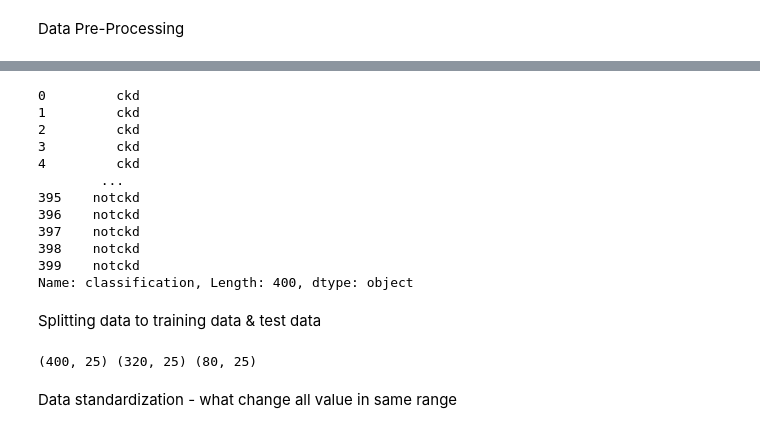
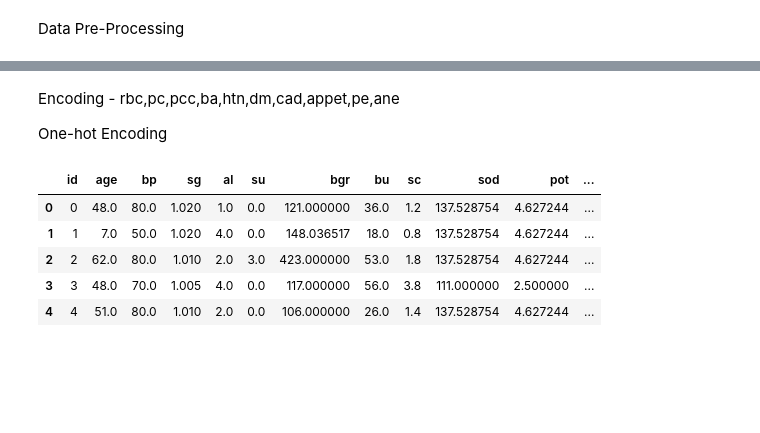
Before and after one commit to Niveditha2011/Multiple_Disease_Prediction_P4, a Jupyter notebook: Kidney_disease.ipynb, the cells around one changed output, grey strips where cells are left out. Saved outputs shown, nothing was run; the diff lists cells and outputs as text; code cells hidden in the pictures; blank space fills up the shorter version.

```diff
--- a/Kidney_disease.ipynb
+++ b/Kidney_disease.ipynb
@@ -122,17 +119,0 @@ print(x)
-# %%
-print(y)
-# %% [output]
-0         ckd
-1         ckd
-2         ckd
-3         ckd
-4         ckd
-        ...
-395    notckd
-396    notckd
-397    notckd
-398    notckd
-399    notckd
-Name: classification, Length: 400, dtype: object
-# %% [markdown]
-Splitting data to training data & test data
@@ -141,6 +119,0 @@ x_train, x_test, y_train, y_test = train_test_split(x,y,test_size=0.2,random_sta
-# %%
-print(x.shape,x_train.shape,x_test.shape)
-# %% [output]
-(400, 25) (320, 25) (80, 25)
-# %% [markdown]
-Data standardization - what change all value in same range
@@ -148,0 +120,26 @@ scaler  = StandardScaler()
+# %% [markdown]
+Encoding - rbc,pc,pcc,ba,htn,dm,cad,appet,pe,ane
+
+One-hot Encoding
+# %%
+#One-hot Encoding - rbc,pc,pcc,ba,htn,dm,cad,appet,pe,ane
+df = df.join(pd.get_dummies(df['rbc'], prefix='rbc')).drop('rbc', axis=1)
+df = df.join(pd.get_dummies(df['pc'], prefix='pc')).drop('pc', axis=1)
+df = df.join(pd.get_dummies(df['pcc'], prefix='pcc')).drop('pcc', axis=1)
+df = df.join(pd.get_dummies(df['ba'], prefix='ba')).drop('ba', axis=1)
+df = df.join(pd.get_dummies(df['htn'], prefix='htn')).drop('htn', axis=1)
+df = df.join(pd.get_dummies(df['dm'], prefix='dm')).drop('dm', axis=1)
+df = df.join(pd.get_dummies(df['cad'], prefix='cad')).drop('cad', axis=1)
+df = df.join(pd.get_dummies(df['appet'], prefix='appet')).drop('appet', axis=1)
+df = df.join(pd.get_dummies(df['pe'], prefix='pe')).drop('pe', axis=1)
+df = df.join(pd.get_dummies(df['ane'], prefix='ane')).drop('ane', axis=1)
+
+df = df.map(lambda x: 1 if x is True else 0 if x is False else x)
+df.head(5)
+# %% [output]
+|  | id | age | bp | sg | al | su | bgr | bu | sc | sod | pot | ... |
+| 0 | 0 | 48.0 | 80.0 | 1.020 | 1.0 | 0.0 | 121.000000 | 36.0 | 1.2 | 137.528754 | 4.627244 | ... |
+| 1 | 1 | 7.0 | 50.0 | 1.020 | 4.0 | 0.0 | 148.036517 | 18.0 | 0.8 | 137.528754 | 4.627244 | ... |
+| 2 | 2 | 62.0 | 80.0 | 1.010 | 2.0 | 3.0 | 423.000000 | 53.0 | 1.8 | 137.528754 | 4.627244 | ... |
+| 3 | 3 | 48.0 | 70.0 | 1.005 | 4.0 | 0.0 | 117.000000 | 56.0 | 3.8 | 111.000000 | 2.500000 | ... |
+| 4 | 4 | 51.0 | 80.0 | 1.010 | 2.0 | 0.0 | 106.000000 | 26.0 | 1.4 | 137.528754 | 4.627244 | ... |
```
Also changed, not shown: parts of 20 cells of this notebook, 2 other files.
